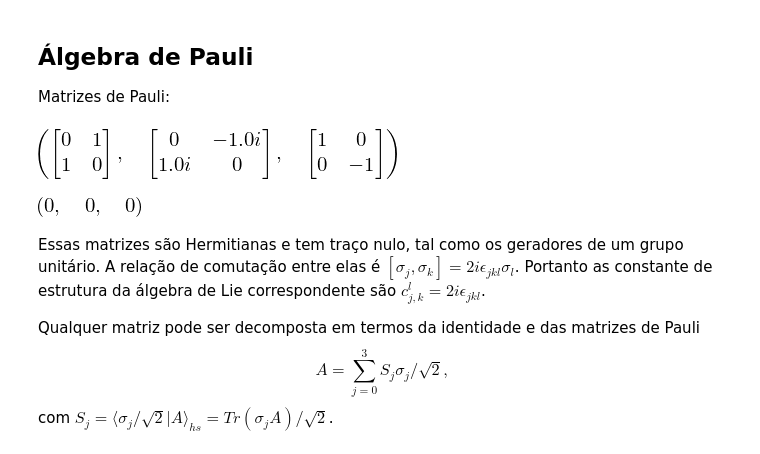
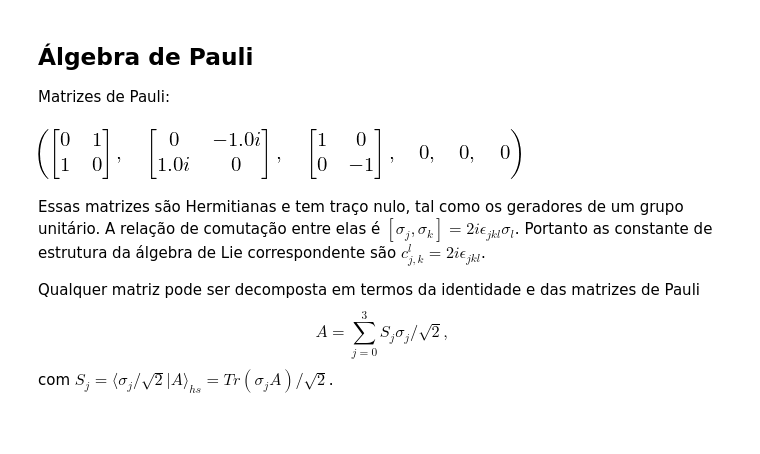
Before and after one commit to jonasmaziero/teoria_de_grupos, a Jupyter notebook: 05_Lie.ipynb, the cells around one changed output. Drawn from its saved outputs; the diff is of its cells as text; code cells hidden in the pictures; blank space fills up the shorter version.

```diff
--- a/05_Lie.ipynb
+++ b/05_Lie.ipynb
@@ -220,15 +246,10 @@ Ou seja, se $H$ é invariante sob a ação dos elementos de um grupo de Lie, ent
 # %% [markdown]
 ## Álgebra de Pauli
 Matrizes de Pauli:
-# %%
-#s1, s2, s3 = symbols("sigma_1 sigma_2 sigma_3")
-pauli(1),pauli(2),pauli(3)
-# %% [output]
-[figure, removed]
 # %%
-tr(pauli(1)),tr(pauli(2)),tr(pauli(3))
+pauli(1),pauli(2),pauli(3), tr(pauli(1)),tr(pauli(2)),tr(pauli(3))
 # %% [output]
-[figure, old version]
+[figure, new version]
 # %% [markdown]
 Essas matrizes são Hermitianas e tem traço nulo, tal como os geradores de um grupo unitário. A relação de comutação entre elas é $[\sigma_{j},\sigma_{k}] = 2i\epsilon_{jkl}\sigma_{l}$. Portanto as constante de estrutura da álgebra de Lie correspondente são $c_{j,k}^{l}=2i\epsilon_{jkl}$.
 
```
Also changed, not shown: parts of 19 cells of this notebook.
